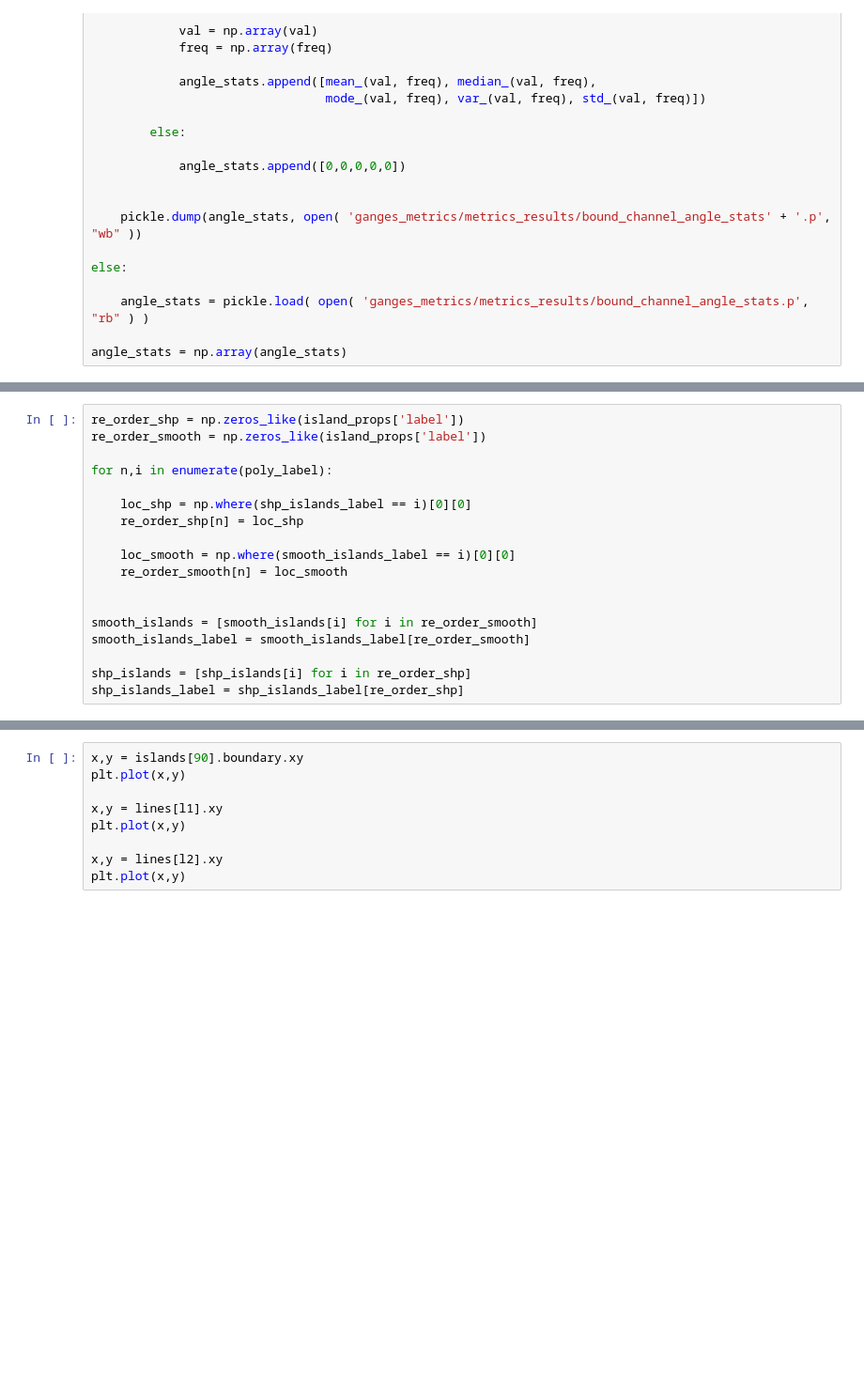
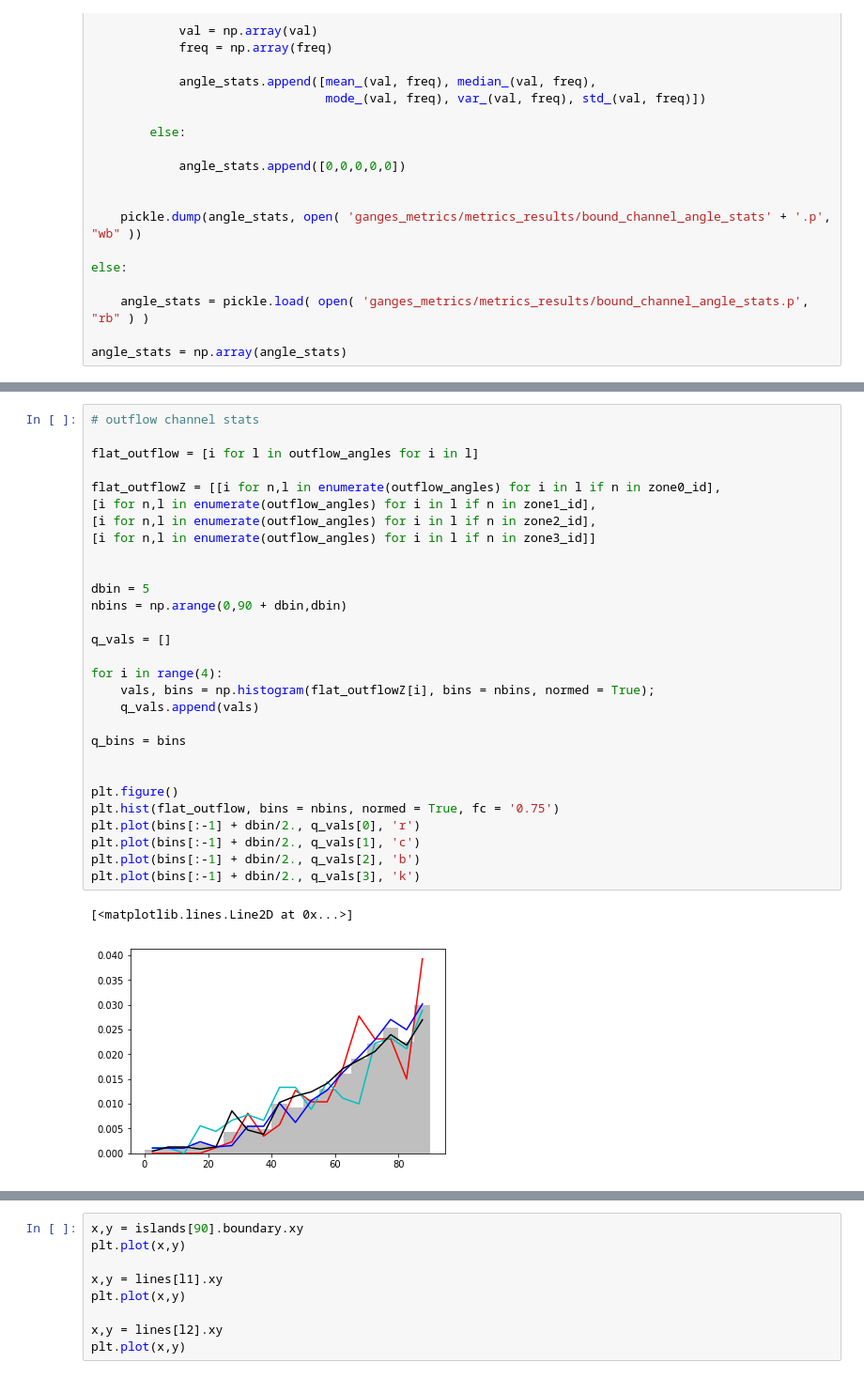
Before and after one commit to mperignon/delta_metrics, a Jupyter notebook: island_metrics.ipynb, the cells around one changed output, grey strips where cells are left out. Shown at 94% size. Cells and saved outputs as stored; diff of their text form; blank space fills up the shorter version.

```diff
--- a/island_metrics.ipynb
+++ b/island_metrics.ipynb
@@ -781,18 +654,0 @@ c = None
-# %%
-re_order_shp = np.zeros_like(island_props['label'])
-re_order_smooth = np.zeros_like(island_props['label'])
-
-for n,i in enumerate(poly_label):
-
-    loc_shp = np.where(shp_islands_label == i)[0][0]
-    re_order_shp[n] = loc_shp
-
-    loc_smooth = np.where(smooth_islands_label == i)[0][0]
-    re_order_smooth[n] = loc_smooth
-
-
-smooth_islands = [smooth_islands[i] for i in re_order_smooth]
-smooth_islands_label = smooth_islands_label[re_order_smooth]
-
-shp_islands = [shp_islands[i] for i in re_order_shp]
-shp_islands_label = shp_islands_label[re_order_shp]
@@ -1172,0 +1646,32 @@ create_shapefile_from_shapely_multi(shp_islands,
+# %%
+# outflow channel stats
+
+flat_outflow = [i for l in outflow_angles for i in l]
+
+flat_outflowZ = [[i for n,l in enumerate(outflow_angles) for i in l if n in zone0_id],
+[i for n,l in enumerate(outflow_angles) for i in l if n in zone1_id],
+[i for n,l in enumerate(outflow_angles) for i in l if n in zone2_id],
+[i for n,l in enumerate(outflow_angles) for i in l if n in zone3_id]]
+
+
+dbin = 5
+nbins = np.arange(0,90 + dbin,dbin)
+
+q_vals = []
+
+for i in range(4):
+    vals, bins = np.histogram(flat_outflowZ[i], bins = nbins, normed = True);
+    q_vals.append(vals)
+
+q_bins = bins
+
+
+plt.figure()
+plt.hist(flat_outflow, bins = nbins, normed = True, fc = '0.75')
+plt.plot(bins[:-1] + dbin/2., q_vals[0], 'r')
+plt.plot(bins[:-1] + dbin/2., q_vals[1], 'c')
+plt.plot(bins[:-1] + dbin/2., q_vals[2], 'b')
+plt.plot(bins[:-1] + dbin/2., q_vals[3], 'k')
+# %% [output]
+[<matplotlib.lines.Line2D at 0x...>]
+[figure, added]
```
Also changed, not shown: parts of 58 cells of this notebook, 1 other file.
